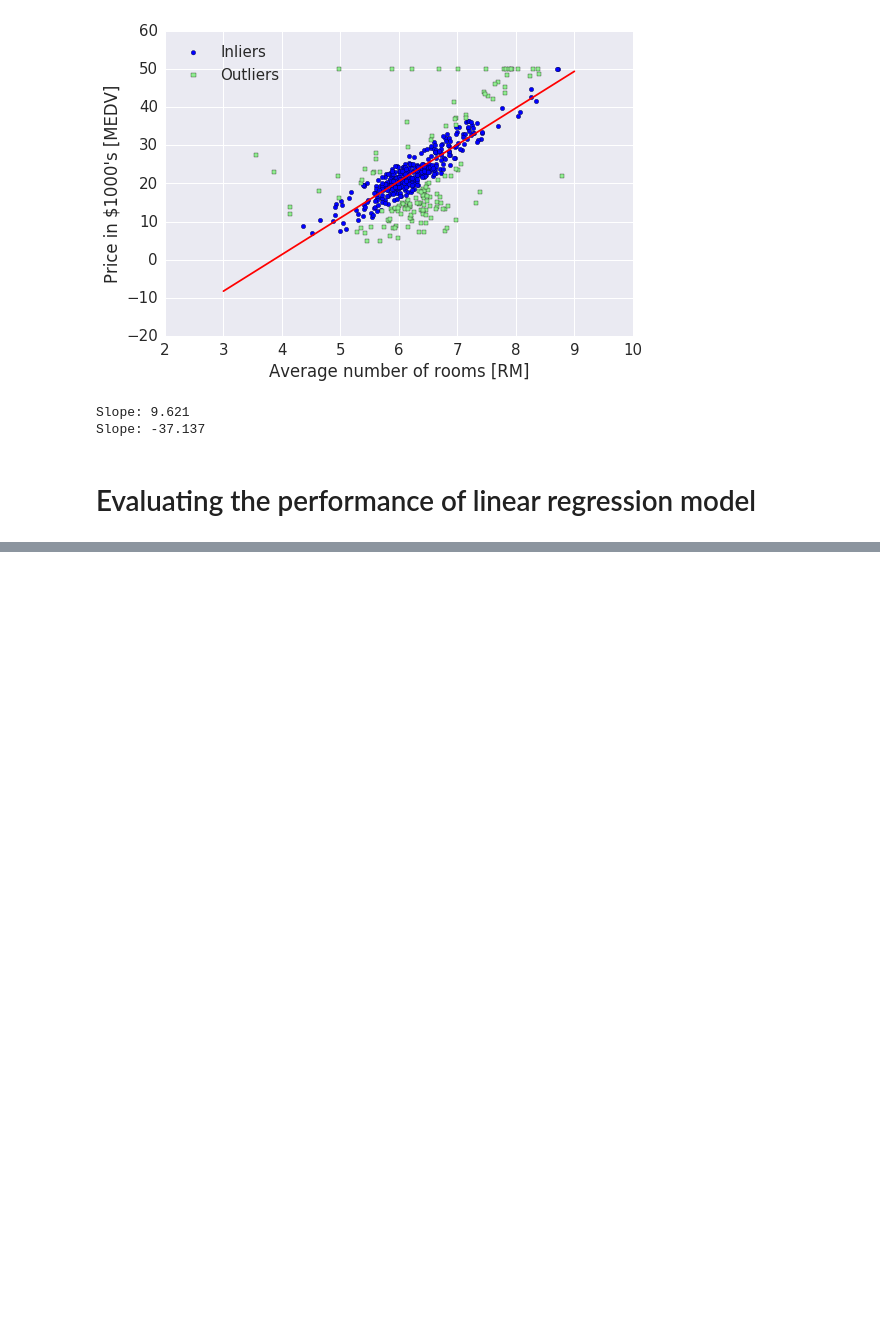
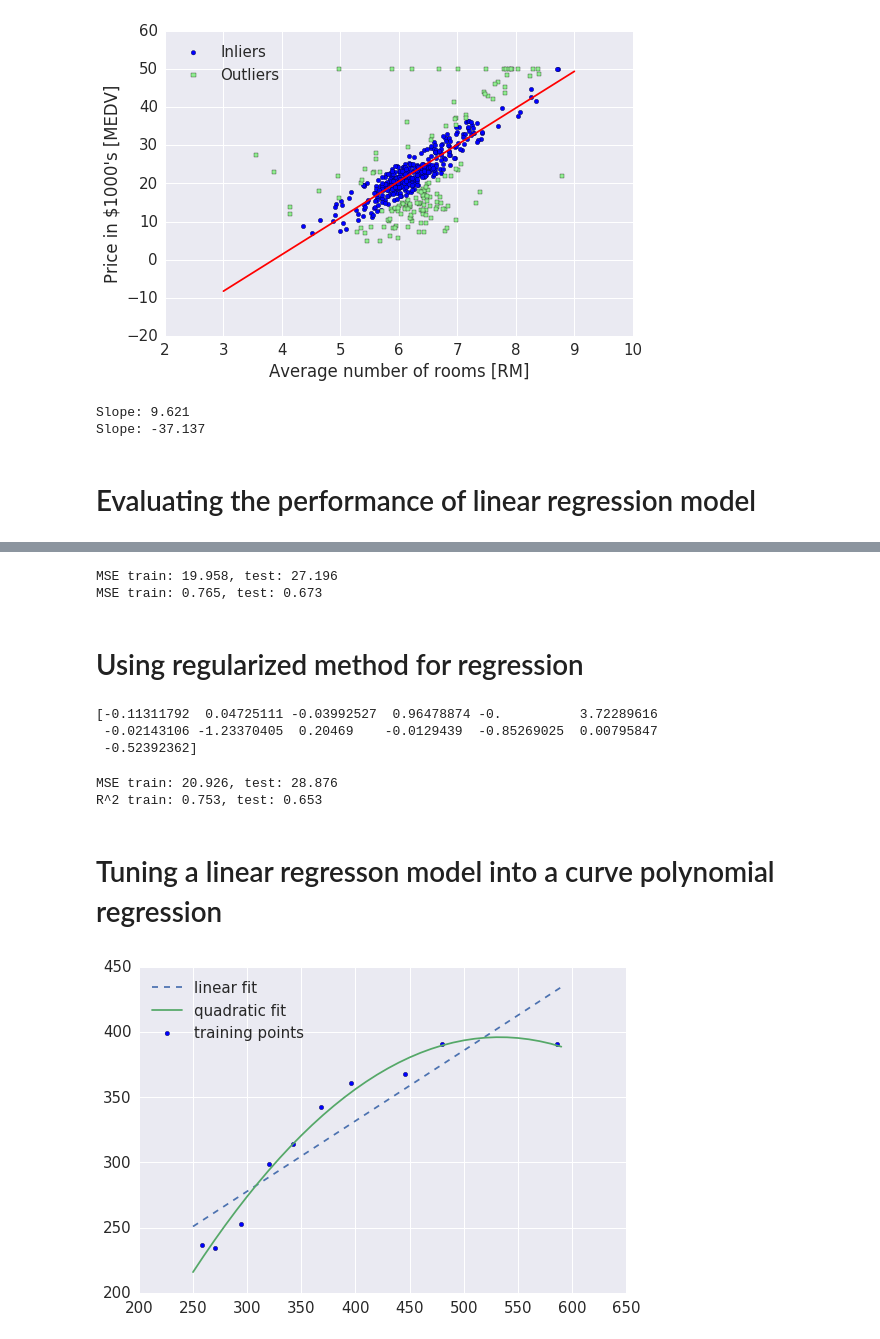
Before and after one commit to SnowMasaya/pythoh_machine_learning_excerise, a Jupyter notebook: code/docker/python/python-machine-learning10.ipynb, the cells around one changed output, grey strips where cells are left out. Saved outputs shown, nothing was run; the diff lists cells and outputs as text; code cells hidden in the pictures; blank space fills up the shorter version.

```diff
--- a/code/docker/python/python-machine-learning10.ipynb
+++ b/code/docker/python/python-machine-learning10.ipynb
@@ -196,0 +224,78 @@ from sklearn.cros
+# %%
+from sklearn.metrics import r2_score
+from sklearn.metrics import mean_squared_error
+
+print('MSE train: %.3f, test: %.3f' % (
+      mean_squared_error(y_train, y_train_pred),
+      mean_squared_error(y_test, y_test_pred),
+    ))
+print('MSE train: %.3f, test: %.3f' % (
+      r2_score(y_train, y_train_pred),
+      r2_score(y_test, y_test_pred),
+    ))
+# %% [output]
+MSE train: 19.958, test: 27.196
+MSE train: 0.765, test: 0.673
+# %% [markdown]
+# Using regularized method for regression
+# %%
+from sklearn.linear_model import Lasso
+
+lasso = Lasso(alpha=0.1)
+lasso.fit(X_train, y_train)
+y_train_pred = lasso.predict(X_train)
+y_test_pred = lasso.predict(X_test)
+print(lasso.coef_)
+# %% [output]
+[-0.11311792  0.04725111 -0.03992527  0.96478874 -0.          3.72289616
+ -0.02143106 -1.23370405  0.20469    -0.0129439  -0.85269025  0.00795847
+ -0.52392362]
+# %%
+print('MSE train: %.3f, test: %.3f' % (
+        mean_squared_error(y_train, y_train_pred),
+        mean_squared_error(y_test, y_test_pred)))
+print('R^2 train: %.3f, test: %.3f' % (
+        r2_score(y_train, y_train_pred),
+        r2_score(y_test, y_test_pred)))
+# %% [output]
+MSE train: 20.926, test: 28.876
+R^2 train: 0.753, test: 0.653
+# %% [markdown]
+# Tuning a linear regresson model into a curve polynomial regression
+# %%
+X = np.array([258.0, 270.0, 294.0,
+              320.0, 342.0, 368.0,
+              396.0, 446.0, 480.0, 586.0])[:, np.newaxis]
+
+y = np.array([236.4, 234.4, 252.8,
+              298.6, 314.2, 342.2,
+              360.8, 368.0, 391.2,
+              390.8])
+# %%
+from sklearn.preprocessing import PolynomialFeatures
+
+lr = LinearRegression()
+pr = LinearRegression()
+quadratic = PolynomialFeatures(degree=2)
+X_quad = quadratic.fit_transform(X)
+# %%
+# fit linear feature
+lr.fit(X, y)
+X_fit = np.arange(250, 600, 10)[:, np.newaxis]
+y_lin_fit = lr.predict(X_fit)
+
+# fit quadratic features
+pr.fit(X_quad, y)
+y_quad_fit = pr.predict(quadratic.fit_transform(X_fit))
+
+# plot results
+plt.scatter(X, y, label='training points')
+plt.plot(X_fit, y_lin_fit, label='linear fit', linestyle='--')
+plt.plot(X_fit, y_quad_fit, label='quadratic fit')
+plt.legend(loc='upper left')
+
+plt.tight_layout()
+# plt.savefig('./figures/poly_example.png', dpi=300)
+plt.show()
+# %% [output]
+[figure, added]
```
Also changed, not shown: parts of 4 cells of this notebook.
